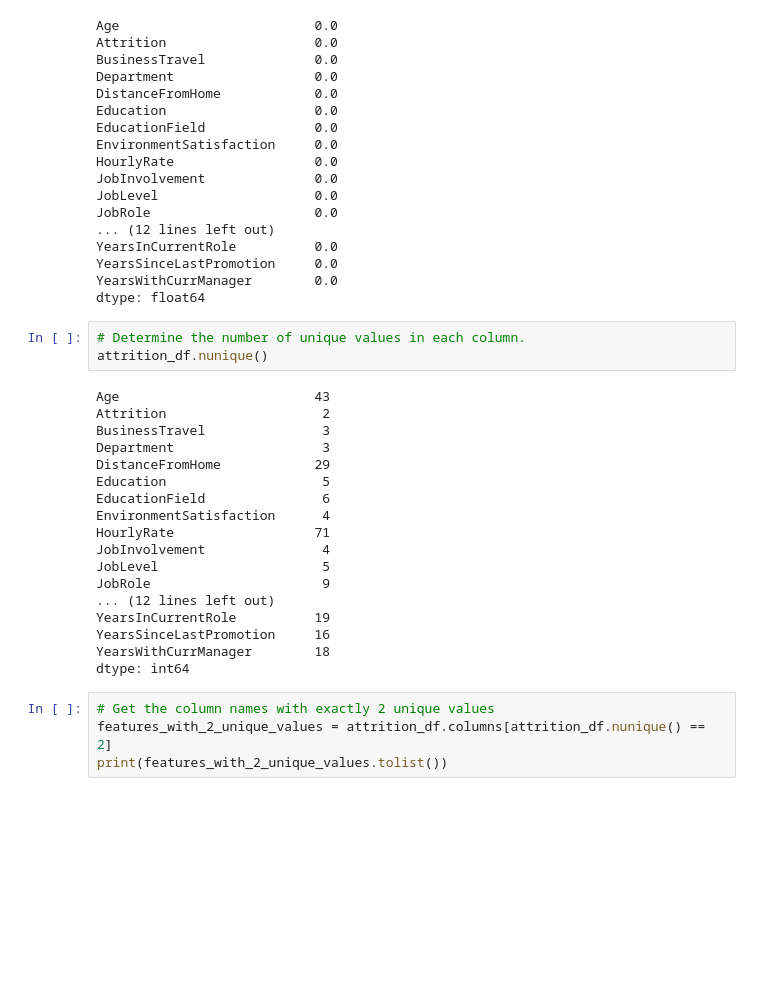
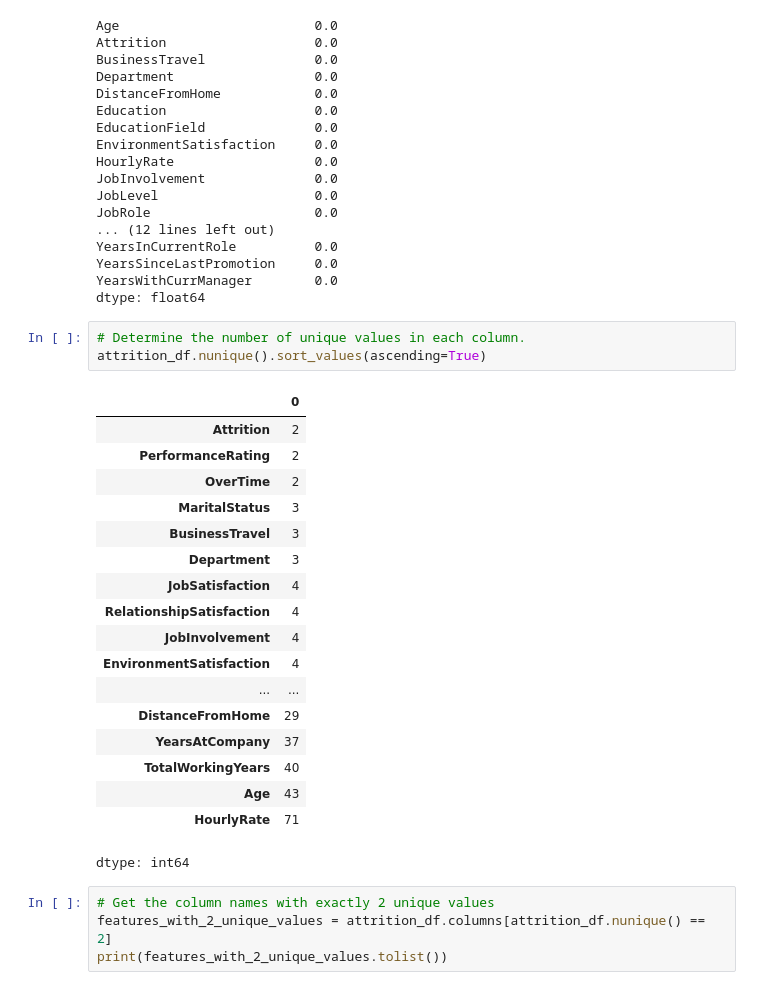
Before and after one commit to lcanjar/neural-network-challenge-2, a Jupyter notebook: attrition.ipynb, the cells around one changed output. Drawn from its saved outputs; the diff is of its cells as text; blank space fills up the shorter version.

```diff
--- a/attrition.ipynb
+++ b/attrition.ipynb
@@ -78,24 +79,25 @@ YearsWithCurrManager        0.0
 dtype: float64
 # %%
 # Determine the number of unique values in each column.
-attrition_df.nunique()
+attrition_df.nunique().sort_values(ascending=True)
 # %% [output]
+|  | 0 |
+| Attrition | 2 |
+| PerformanceRating | 2 |
+| OverTime | 2 |
+| MaritalStatus | 3 |
+| BusinessTravel | 3 |
+| Department | 3 |
+| JobSatisfaction | 4 |
+| RelationshipSatisfaction | 4 |
+| JobInvolvement | 4 |
+| EnvironmentSatisfaction | 4 |
+| ... | ... |
+| DistanceFromHome | 29 |
+| YearsAtCompany | 37 |
+| TotalWorkingYears | 40 |
+| Age | 43 |
+| HourlyRate | 71 |
-Age                         43
-Attrition                    2
-BusinessTravel               3
-Department                   3
-DistanceFromHome            29
-Education                    5
-EducationField               6
-EnvironmentSatisfaction      4
-HourlyRate                  71
-JobInvolvement               4
-JobLevel                     5
-JobRole                      9
-... (12 lines left out)
-YearsInCurrentRole          19
-YearsSinceLastPromotion     16
-YearsWithCurrManager        18
 dtype: int64
 # %%
 # Get the column names with exactly 2 unique values
```
Also changed, not shown: parts of 11 cells of this notebook.
